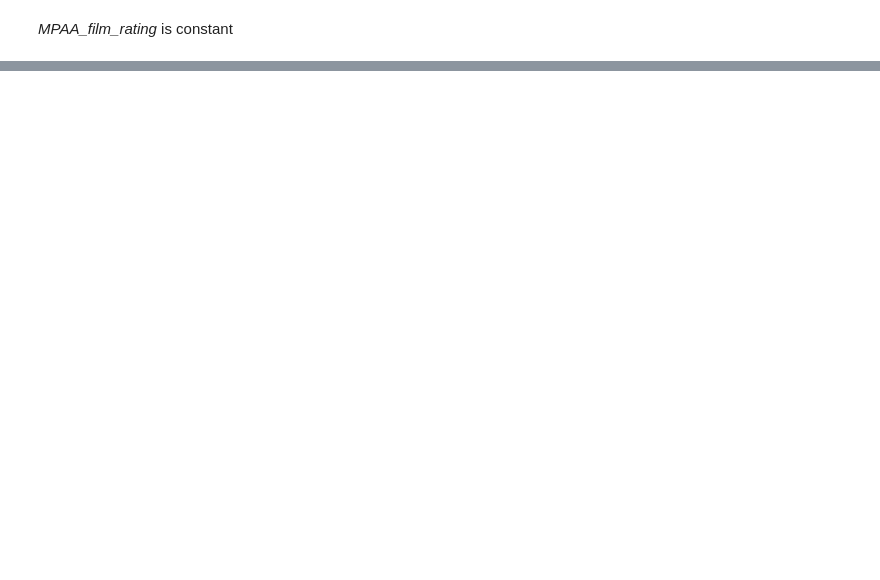
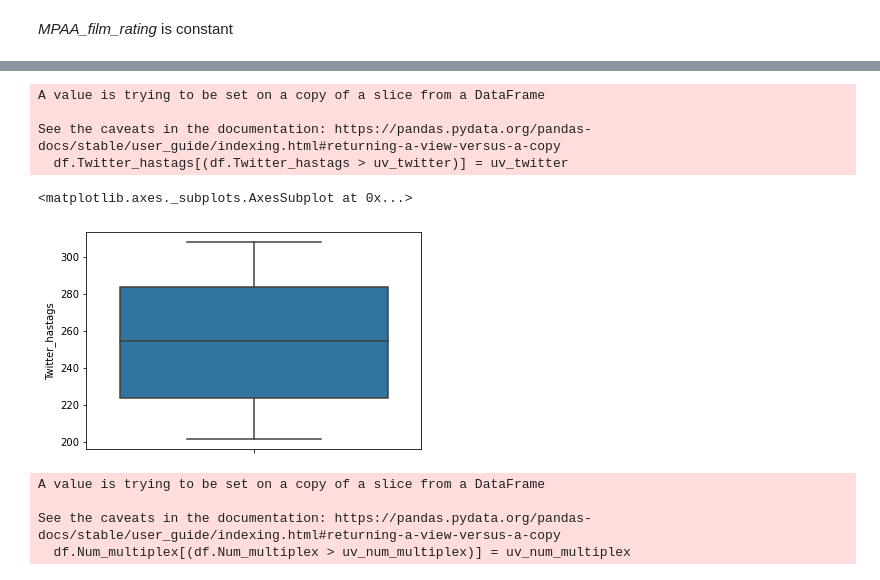
Before and after one commit to juandausa/machinelearning, a Jupyter notebook: jupyter/data_pre_processing/project/main.ipynb, the cells around one changed output, grey strips where cells are left out. Drawn from its saved outputs; the diff is of its cells as text; code cells hidden in the pictures; blank space fills up the shorter version.

```diff
--- a/jupyter/data_pre_processing/project/main.ipynb
+++ b/jupyter/data_pre_processing/project/main.ipynb
@@ -46,0 +158,2 @@ sns.countplot(y="MPAA_film_rating", data=df)
+# %%
+lv_trailer_views = np.percentile(df.Trailer_views, [2])[0]
@@ -46,0 +164,2 @@ sns.countplot(y="MPAA_film_rating", data=df)
+# %%
+df.Trailer_views[(df.Trailer_views < lv_trailer_views)] = lv_trailer_views
@@ -46,0 +176,14 @@ sns.countplot(y="MPAA_film_rating", data=df)
+# %%
+uv_twitter = np.percentile(df.Twitter_hastags, [99])[0]
+# %%
+df.Twitter_hastags[(df.Twitter_hastags > uv_twitter)] = uv_twitter
+# %% [output]
+A value is trying to be set on a copy of a slice from a DataFrame
+
+See the caveats in the documentation: https://pandas.pydata.org/pandas-docs/stable/user_guide/indexing.html#returning-a-view-versus-a-copy
+  df.Twitter_hastags[(df.Twitter_hastags > uv_twitter)] = uv_twitter
+# %%
+sns.boxplot(y="Twitter_hastags", data=df)
+# %% [output]
+<matplotlib.axes._subplots.AxesSubplot at 0x...>
+[figure, added]
@@ -46,0 +192,7 @@ sns.countplot(y="MPAA_film_rating", data=df)
+# %%
+df.Num_multiplex[(df.Num_multiplex > uv_num_multiplex)] = uv_num_multiplex
+# %% [output]
+A value is trying to be set on a copy of a slice from a DataFrame
+
+See the caveats in the documentation: https://pandas.pydata.org/pandas-docs/stable/user_guide/indexing.html#returning-a-view-versus-a-copy
+  df.Num_multiplex[(df.Num_multiplex > uv_num_multiplex)] = uv_num_multiplex
```
Also changed, not shown: parts of 32 cells of this notebook.
